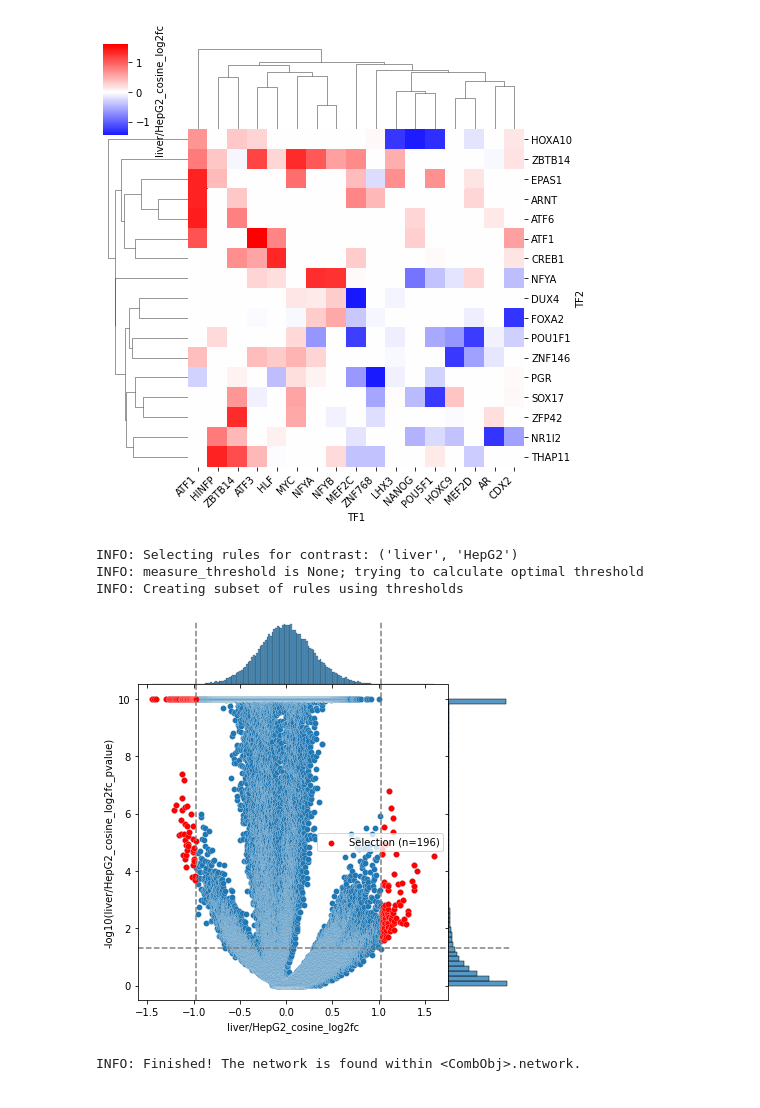
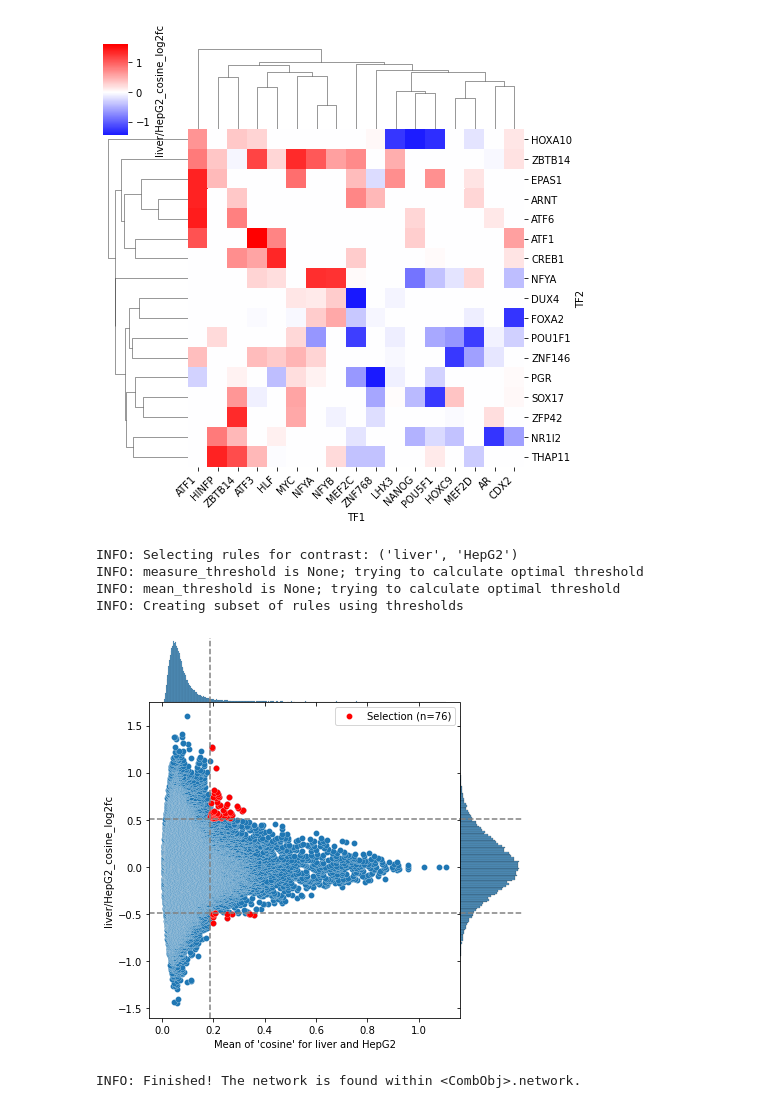
Before and after one commit to loosolab/Datenanalyse-2021, a Jupyter notebook: wp6/analyse/sl_enhancer_analyses_liver_hepG2.ipynb, the cells around one changed output. Drawn from its saved outputs; the diff is of its cells as text; code cells hidden in the pictures.

```diff
--- a/wp6/analyse/sl_enhancer_analyses_liver_hepG2.ipynb
+++ b/wp6/analyse/sl_enhancer_analyses_liver_hepG2.ipynb
@@ -57,12 +57,13 @@ compare_objliver_hepG2.plot_heatmap()
 # %% [output]
 [figure]
 # %%
-selectionliver_hepG2 = compare_objliver_hepG2.select_rules(measure_threshold_percent=0.0005)
+selectionliver_hepG2 = compare_objliver_hepG2.select_rules()
 # %% [output]
 INFO: Selecting rules for contrast: ('liver', 'HepG2')
 INFO: measure_threshold is None; trying to calculate optimal threshold
+INFO: mean_threshold is None; trying to calculate optimal threshold
 INFO: Creating subset of rules using thresholds
-[figure, old version]
+[figure, new version]
 # %%
 selectionliver_hepG2.plot_network()
 # %% [output]
```
Also changed, not shown: parts of 4 cells of this notebook, 4 other files.
